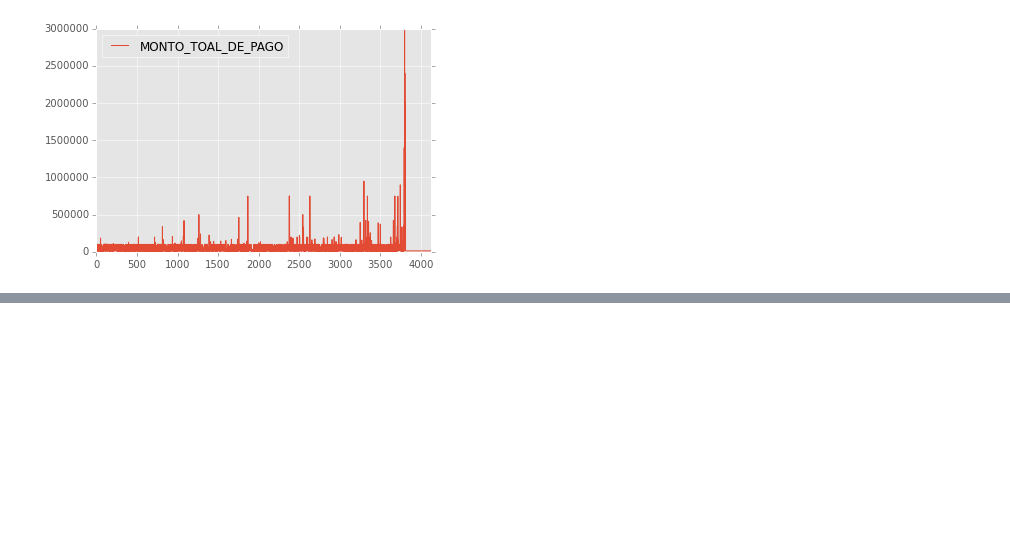
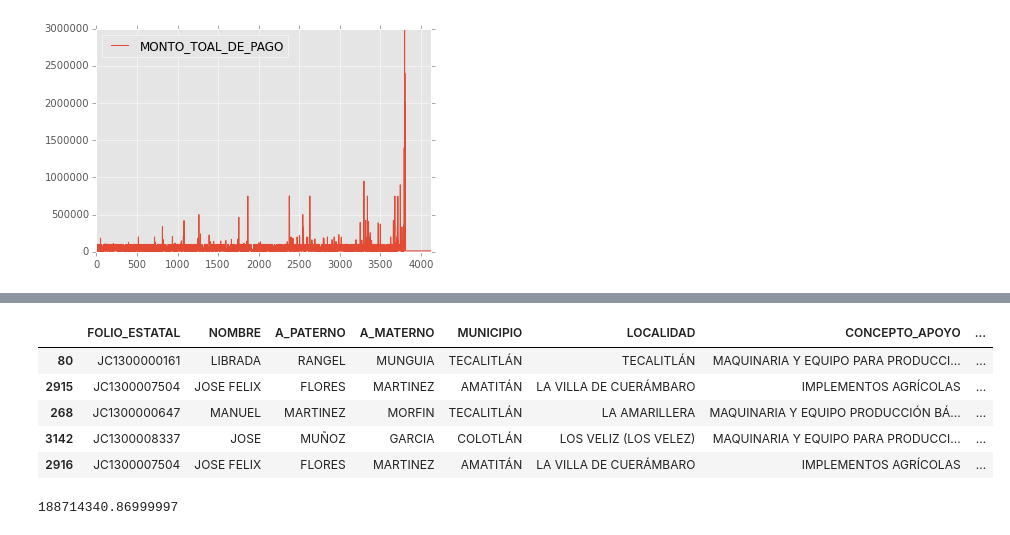
Before and after one commit to abcsds/DataExpedition, a Jupyter notebook: Concurrencia.ipynb, the cells around one changed output, grey strips where cells are left out. Drawn from its saved outputs; the diff is of its cells as text; code cells hidden in the pictures; blank space fills up the shorter version.

```diff
--- a/Concurrencia.ipynb
+++ b/Concurrencia.ipynb
@@ -108,0 +94,13 @@ df[(df["A_PATERNO"] == ".")]
+# %%
+df.head()
+# %% [output]
+|  | FOLIO_ESTATAL | NOMBRE | A_PATERNO | A_MATERNO | MUNICIPIO | LOCALIDAD | CONCEPTO_APOYO | ... |
+| 80 | JC1300000161 | LIBRADA | RANGEL | MUNGUIA | TECALITLÁN | TECALITLÁN | MAQUINARIA Y EQUIPO PARA PRODUCCI... | ... |
+| 2915 | JC1300007504 | JOSE FELIX | FLORES | MARTINEZ | AMATITÁN | LA VILLA DE CUERÁMBARO | IMPLEMENTOS AGRÍCOLAS | ... |
+| 268 | JC1300000647 | MANUEL | MARTINEZ | MORFIN | TECALITLÁN | LA AMARILLERA | MAQUINARIA Y EQUIPO PRODUCCIÓN BÁ... | ... |
+| 3142 | JC1300008337 | JOSE | MUÑOZ | GARCIA | COLOTLÁN | LOS VELIZ (LOS VELEZ) | MAQUINARIA Y EQUIPO PARA PRODUCCI... | ... |
+| 2916 | JC1300007504 | JOSE FELIX | FLORES | MARTINEZ | AMATITÁN | LA VILLA DE CUERÁMBARO | IMPLEMENTOS AGRÍCOLAS | ... |
+# %%
+df["MONTO_TOAL_DE_PAGO"].sum()
+# %% [output]
+188714340.86999997
```
Also changed, not shown: parts of 5 cells of this notebook, 1 other file.
